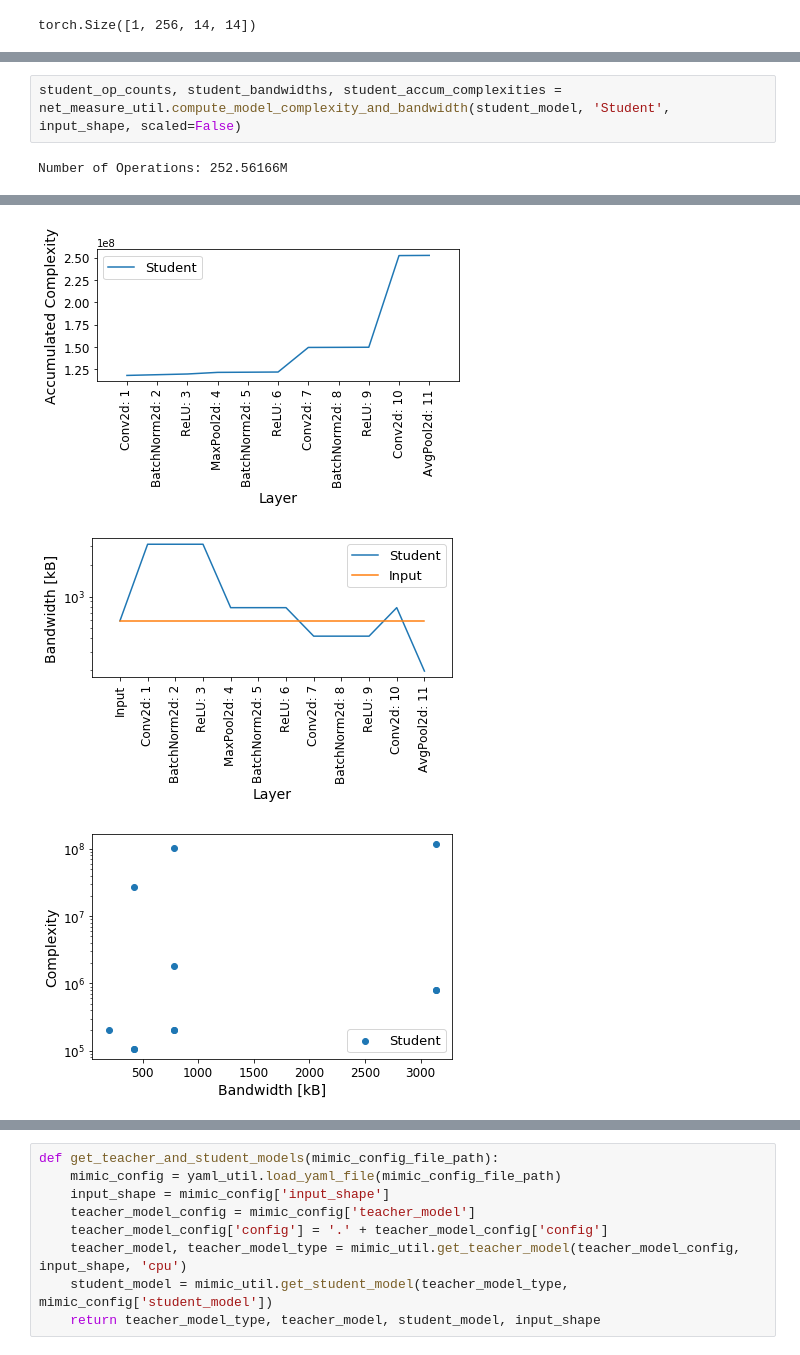
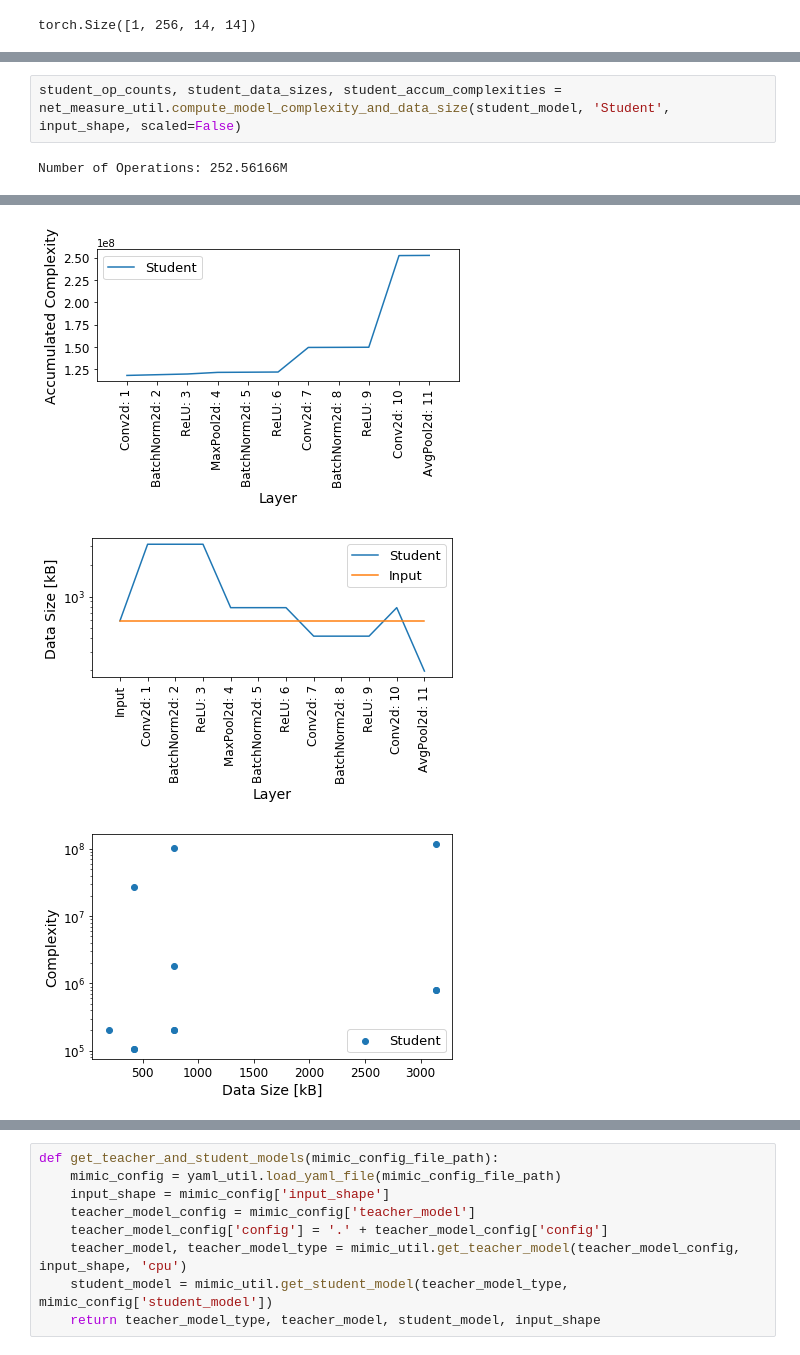
Before and after one commit to yoshitomo-matsubara/head-network-distillation, a Jupyter notebook: src/splittable_point_finder.ipynb, the cells around one changed output, grey strips where cells are left out. Saved outputs shown, nothing was run; the diff lists cells and outputs as text.

```diff
--- a/src/splittable_point_finder.ipynb
+++ b/src/splittable_point_finder.ipynb
@@ -129,8 +129,8 @@ Number of Operations: 2101.67194M
 # %%
-student_op_counts, student_bandwidths, student_accum_complexities = net_measure_util.compute_model_complexity_and_bandwidth(student_model, 'Student', input_shape, scaled=False)
+student_op_counts, student_data_sizes, student_accum_complexities = net_measure_util.compute_model_complexity_and_data_size(student_model, 'Student', input_shape, scaled=False)
 # %% [output]
 Number of Operations: 252.56166M
 [figure]
 [figure]
-[figure, old version]
+[figure, new version]
-[figure, old version]
+[figure, new version]
```
Also changed, not shown: parts of 9 cells of this notebook, 6 other files.
